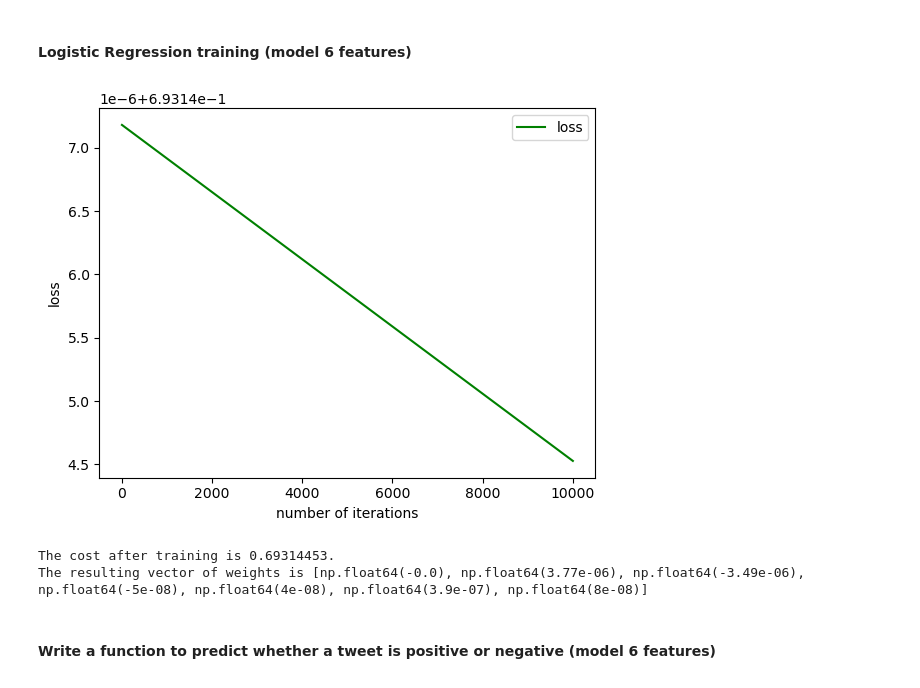
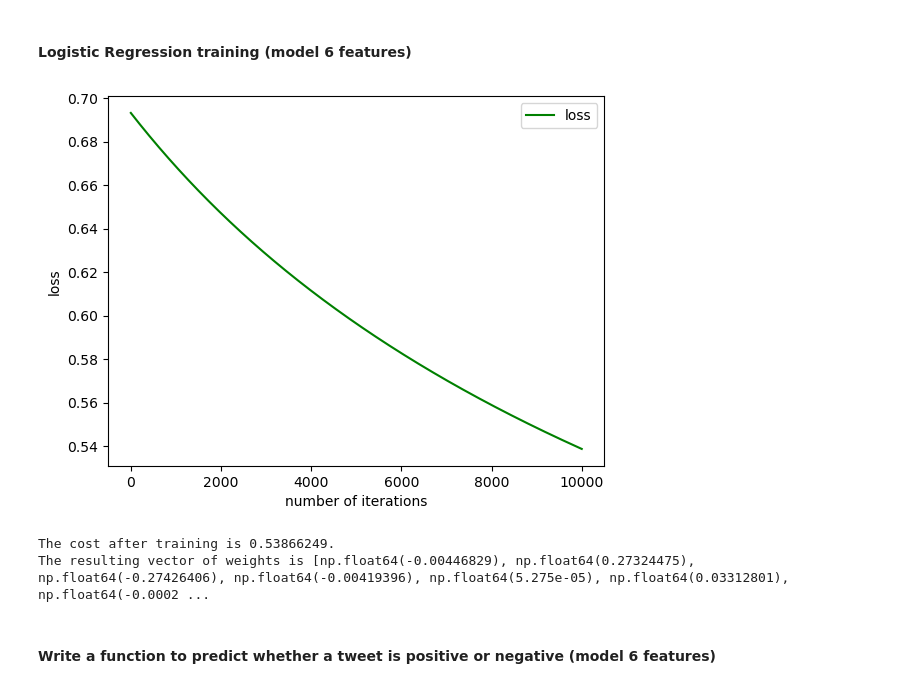
Before and after one commit to HoangPhuc-999/Sentiment-analysis, a Jupyter notebook: Task5_6.ipynb, the cells around one changed output. Saved outputs shown, nothing was run; the diff lists cells and outputs as text; code cells hidden in the pictures.

```diff
--- a/Task5_6.ipynb
+++ b/Task5_6.ipynb
@@ -612,7 +612,7 @@ def extract_6_features(tweet, freqs, process_tweet=process_tweet):
     x[0,3] = 1 if 'no' in tweet.lower().split() else 0 # x3
 
     for word in word_l:
-        if word in ['I', 'me', 'my', 'mine', 'myself', 'we', 'us', 'our', 'ours', 'ourselves', 'you', 'your', 'yours', 'yourself', 'yourselves']:
+        if word in ['I', 'we', 'you']:
             x[0,4] += 1 # x4
 
     x[0,5] = 1 if '!' in tweet else 0 # x5
@@ -626,20 +626,20 @@ def extract_6_features(tweet, freqs, process_tweet=process_tweet):
 # %%
 # collect the features 'x' and stack them into a matrix 'X'
 X = np.zeros((len(train_x), 7))
 for i in range(len(train_x)):
     X[i, :]= extract_6_features(train_x[i], freqs)
 
 # training labels corresponding to X
 Y = train_y
 
 # Apply gradient descent
-J, w = gradient_descent_logistic(X, Y, np.zeros((7, 1)), 1e-9, 10000)
+J, w = gradient_descent_logistic(X, Y, np.zeros((7, 1)), 1e-4, 10000)
 print(f"The cost after training is {J:.8f}.")
 print(f"The resulting vector of weights is {[round(t, 8) for t in np.squeeze(w)]}")
 # %% [output]
-[figure, old version]
+[figure, new version]
-The cost after training is 0.69314453.
-The resulting vector of weights is [np.float64(-0.0), np.float64(3.77e-06), np.float64(-3.49e-06), np.float64(-5e-08), np.float64(4e-08), np.float64(3.9e-07), np.float64(8e-08)]
+The cost after training is 0.53866249.
+The resulting vector of weights is [np.float64(-0.00446829), np.float64(0.27324475), np.float64(-0.27426406), np.float64(-0.00419396), np.float64(5.275e-05), np.float64(0.03312801), np.float64(-0.0002 ...
 # %% [markdown]
 #### Write a function to predict whether a tweet is positive or negative (model 6 features)
 # %%
```
